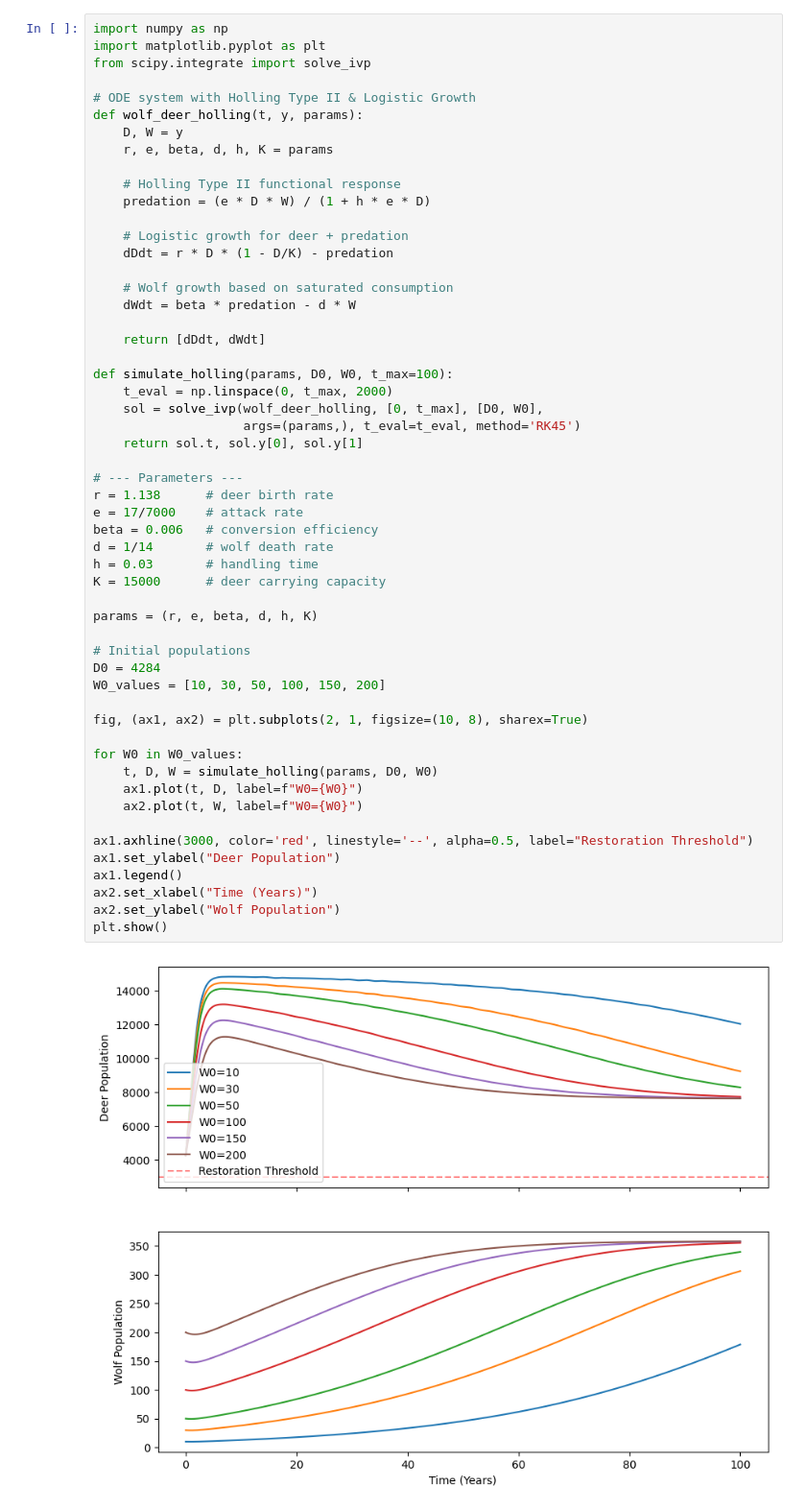
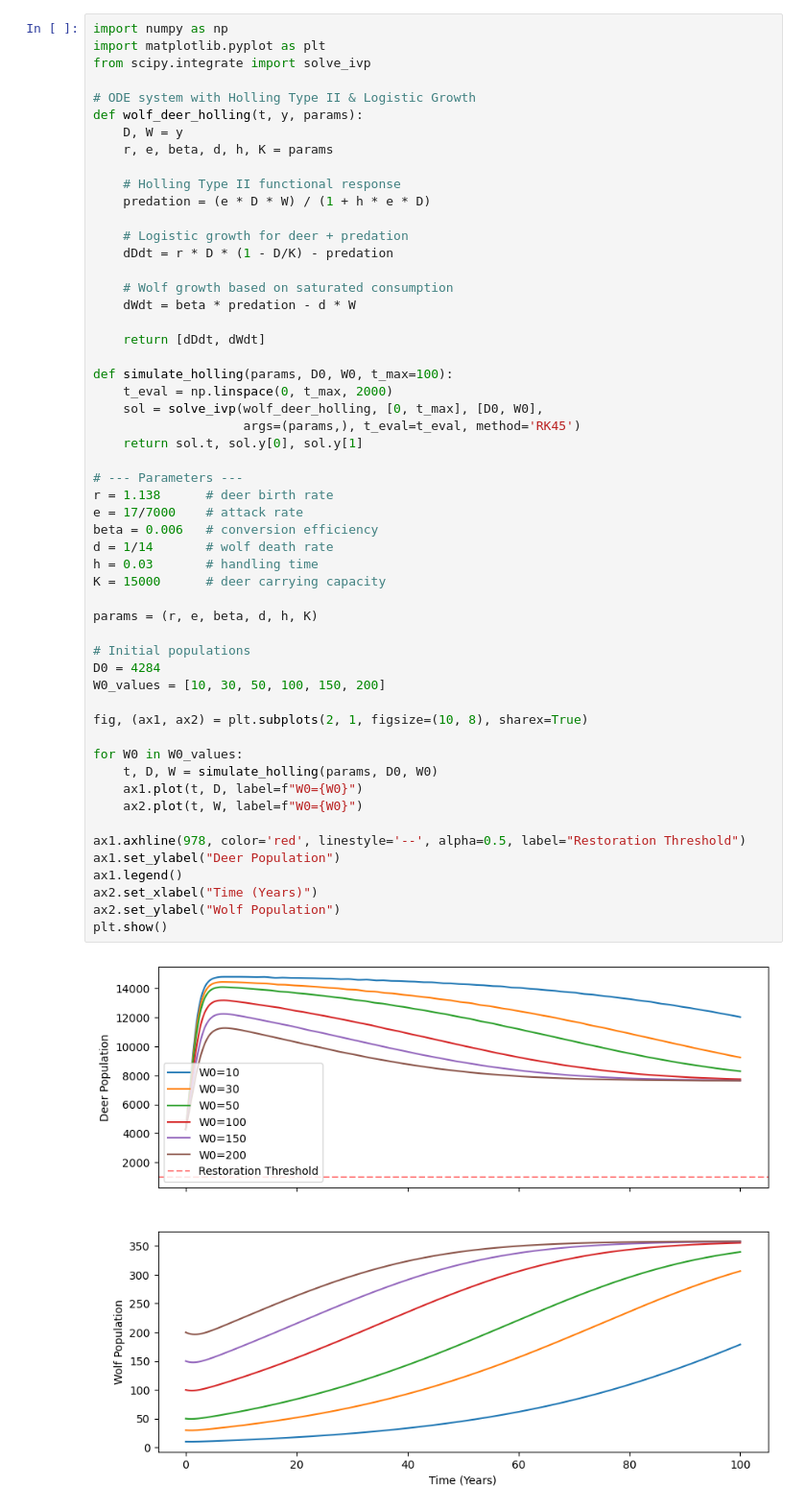
Before and after one commit to LukeRDuob/MDM3_wolf_reintroducution, a Jupyter notebook: ODE_experiments/ODE_simulation_holling.ipynb, the cells around one changed output. Shown at 96% size. Saved outputs shown, nothing was run; the diff lists cells and outputs as text.

Commit message:
corrected threshold ie 3*326hec = 978

```diff
--- a/ODE_experiments/ODE_simulation_holling.ipynb
+++ b/ODE_experiments/ODE_simulation_holling.ipynb
@@ -25,32 +25,32 @@ def simulate_holling(params, D0, W0, t_max=100):
                     args=(params,), t_eval=t_eval, method='RK45')
     return sol.t, sol.y[0], sol.y[1]
 
 # --- Parameters ---
 r = 1.138      # deer birth rate
 e = 17/7000    # attack rate
 beta = 0.006   # conversion efficiency
 d = 1/14       # wolf death rate
 h = 0.03       # handling time
 K = 15000      # deer carrying capacity
 
 params = (r, e, beta, d, h, K)
 
 # Initial populations
 D0 = 4284
 W0_values = [10, 30, 50, 100, 150, 200]
 
 fig, (ax1, ax2) = plt.subplots(2, 1, figsize=(10, 8), sharex=True)
 
 for W0 in W0_values:
     t, D, W = simulate_holling(params, D0, W0)
     ax1.plot(t, D, label=f"W0={W0}")
     ax2.plot(t, W, label=f"W0={W0}")
 
-ax1.axhline(3000, color='red', linestyle='--', alpha=0.5, label="Restoration Threshold")
+ax1.axhline(978, color='red', linestyle='--', alpha=0.5, label="Restoration Threshold")
 ax1.set_ylabel("Deer Population")
 ax1.legend()
 ax2.set_xlabel("Time (Years)")
 ax2.set_ylabel("Wolf Population")
 plt.show()
 # %% [output]
-[figure, old version]
+[figure, new version]
```
